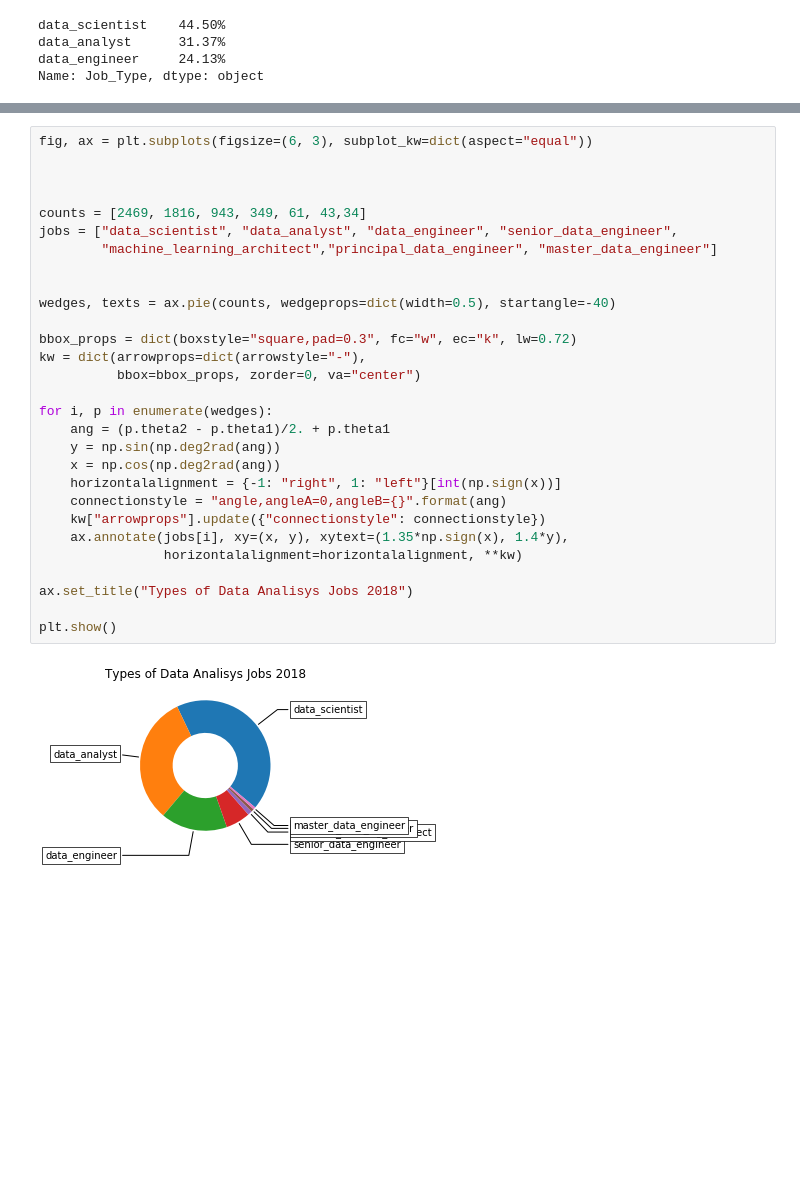
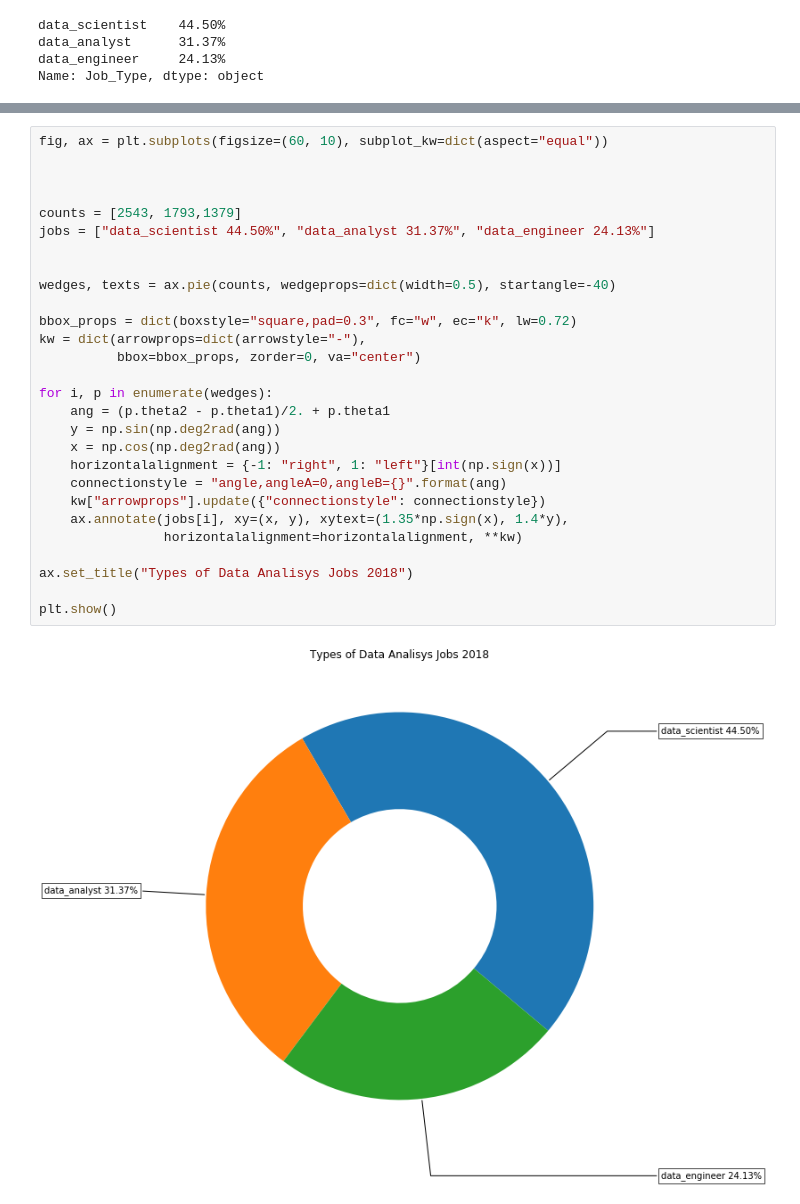
Before and after one commit to feldtmam/project1group3, a Jupyter notebook: TypeofJobs_analysis.ipynb, the cells around one changed output, grey strips where cells are left out. Drawn from its saved outputs; the diff is of its cells as text; blank space fills up the shorter version.

```diff
--- a/TypeofJobs_analysis.ipynb
+++ b/TypeofJobs_analysis.ipynb
@@ -112,31 +132,30 @@ plt.show()
 # %%
-fig, ax = plt.subplots(figsize=(6, 3), subplot_kw=dict(aspect="equal"))
+fig, ax = plt.subplots(figsize=(60, 10), subplot_kw=dict(aspect="equal"))
 
 
 
-counts = [2469, 1816, 943, 349, 61, 43,34]
-jobs = ["data_scientist", "data_analyst", "data_engineer", "senior_data_engineer",
-        "machine_learning_architect","principal_data_engineer", "master_data_engineer"]
+counts = [2543, 1793,1379]
+jobs = ["data_scientist 44.50%", "data_analyst 31.37%", "data_engineer 24.13%"]
 
 
 wedges, texts = ax.pie(counts, wedgeprops=dict(width=0.5), startangle=-40)
 
 bbox_props = dict(boxstyle="square,pad=0.3", fc="w", ec="k", lw=0.72)
 kw = dict(arrowprops=dict(arrowstyle="-"),
           bbox=bbox_props, zorder=0, va="center")
 
 for i, p in enumerate(wedges):
     ang = (p.theta2 - p.theta1)/2. + p.theta1
     y = np.sin(np.deg2rad(ang))
     x = np.cos(np.deg2rad(ang))
     horizontalalignment = {-1: "right", 1: "left"}[int(np.sign(x))]
     connectionstyle = "angle,angleA=0,angleB={}".format(ang)
     kw["arrowprops"].update({"connectionstyle": connectionstyle})
     ax.annotate(jobs[i], xy=(x, y), xytext=(1.35*np.sign(x), 1.4*y),
                 horizontalalignment=horizontalalignment, **kw)
 
 ax.set_title("Types of Data Analisys Jobs 2018")
 
 plt.show()
 # %% [output]
-[figure, old version]
+[figure, new version]
```
Also changed, not shown: parts of 13 cells of this notebook, 1 other file.
